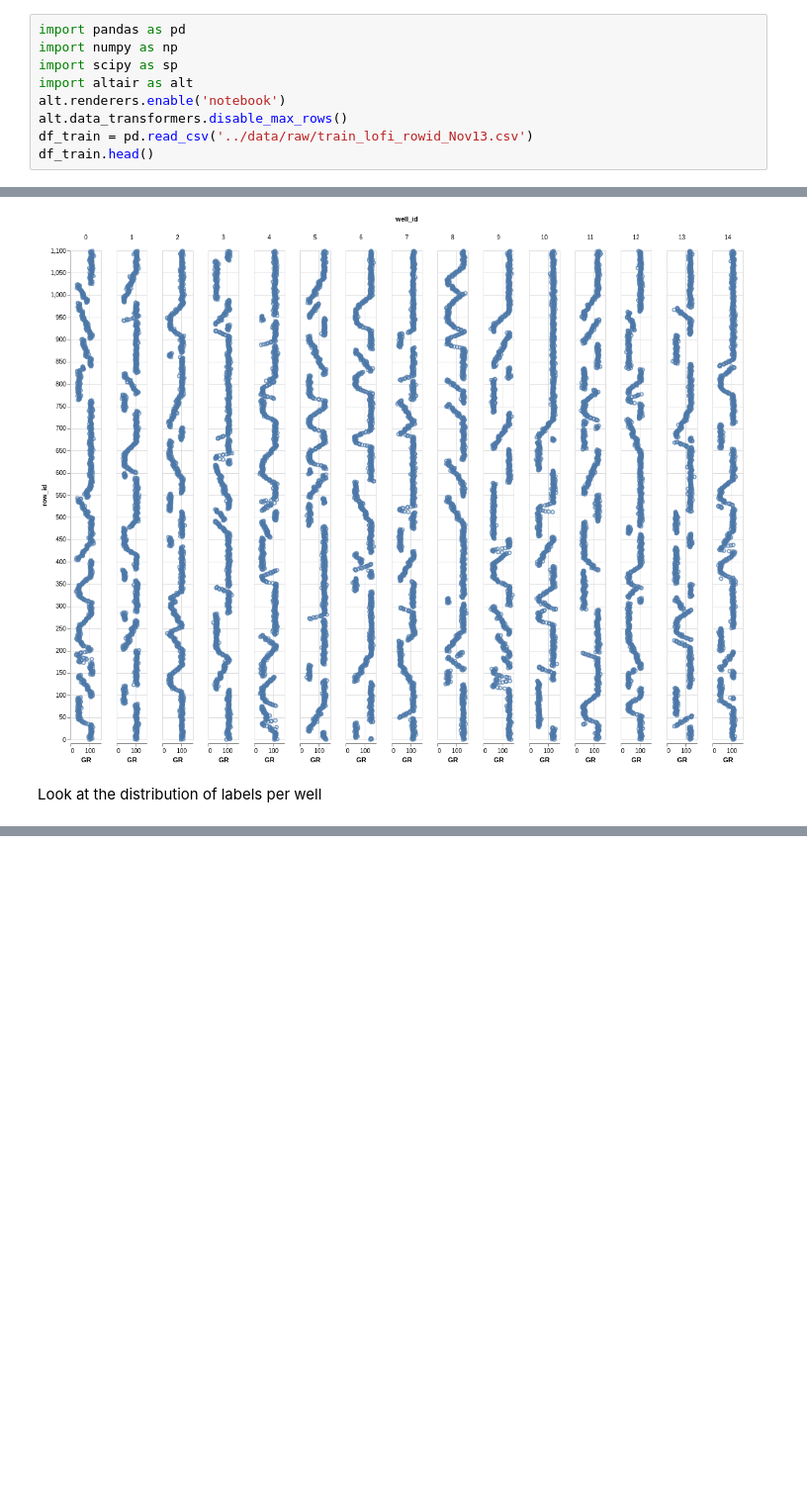
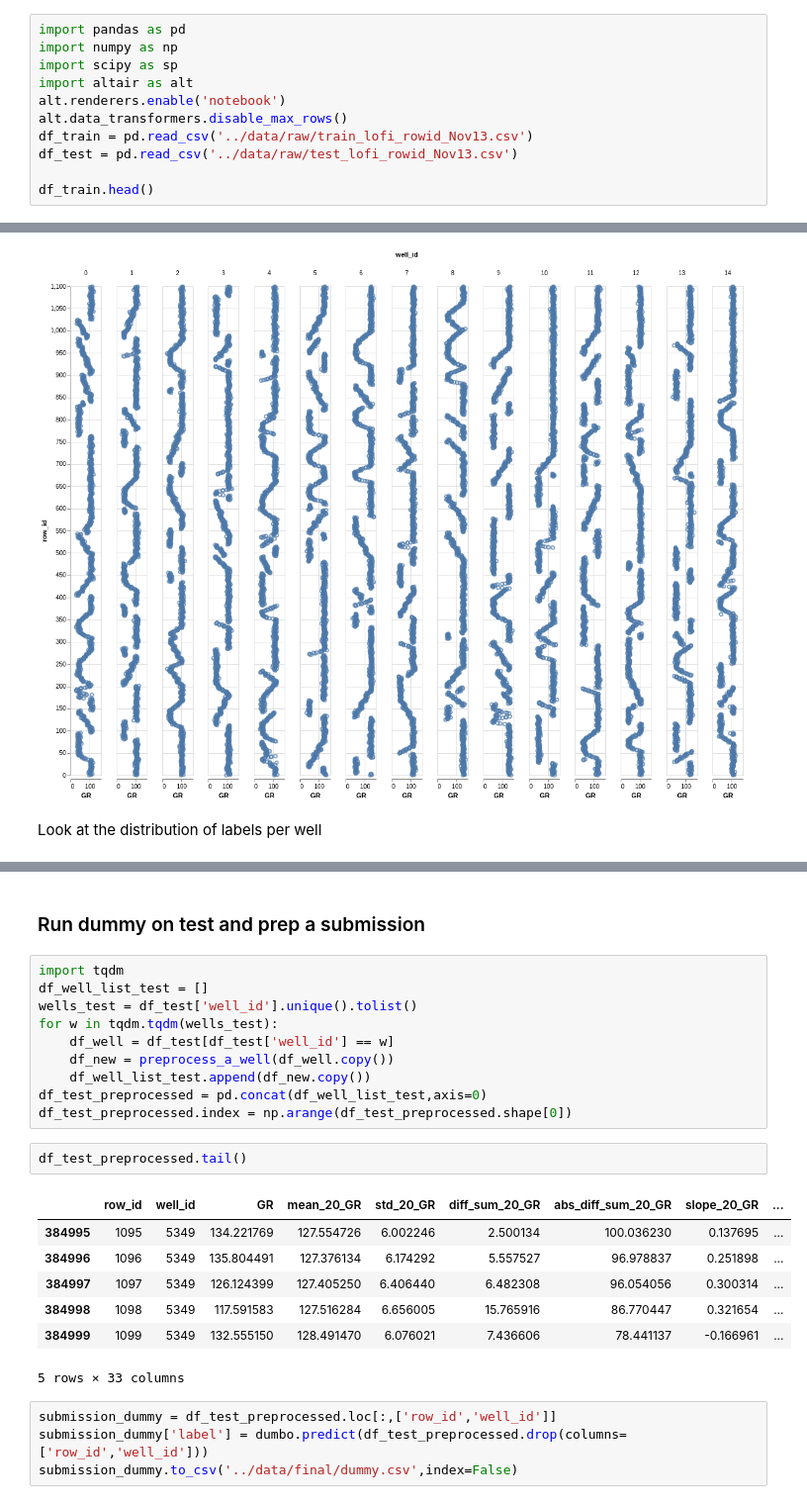
Before and after one commit to AntonBiryukovUofC/gamma_log_classification, a Jupyter notebook: notebooks/eda.ipynb, the cells around one changed output, grey strips where cells are left out. Shown at 99% size. Cells and saved outputs as stored; diff of their text form; blank space fills up the shorter version.

Commit message:
made a sample submission

```diff
--- a/notebooks/eda.ipynb
+++ b/notebooks/eda.ipynb
@@ -6,6 +6,8 @@ import altair as alt
 alt.renderers.enable('notebook')
 alt.data_transformers.disable_max_rows()
 df_train = pd.read_csv('../data/raw/train_lofi_rowid_Nov13.csv')
+df_test = pd.read_csv('../data/raw/test_lofi_rowid_Nov13.csv')
+
 df_train.head()
 # %% [output]
 |  | row_id | well_id | GR | label |
@@ -68,0 +168,26 @@ pd.get_dummies(df_train['label'],prefix='lab')
+# %% [markdown]
+### Run dummy on test and prep a submission
+# %%
+import tqdm
+df_well_list_test = []
+wells_test = df_test['well_id'].unique().tolist()
+for w in tqdm.tqdm(wells_test):
+    df_well = df_test[df_test['well_id'] == w]
+    df_new = preprocess_a_well(df_well.copy())
+    df_well_list_test.append(df_new.copy())
+df_test_preprocessed = pd.concat(df_well_list_test,axis=0)
+df_test_preprocessed.index = np.arange(df_test_preprocessed.shape[0])
+# %%
+df_test_preprocessed.tail()
+# %% [output]
+|  | row_id | well_id | GR | mean_20_GR | std_20_GR | diff_sum_20_GR | abs_diff_sum_20_GR | slope_20_GR | ... |
+| 384995 | 1095 | 5349 | 134.221769 | 127.554726 | 6.002246 | 2.500134 | 100.036230 | 0.137695 | ... |
+| 384996 | 1096 | 5349 | 135.804491 | 127.376134 | 6.174292 | 5.557527 | 96.978837 | 0.251898 | ... |
+| 384997 | 1097 | 5349 | 126.124399 | 127.405250 | 6.406440 | 6.482308 | 96.054056 | 0.300314 | ... |
+| 384998 | 1098 | 5349 | 117.591583 | 127.516284 | 6.656005 | 15.765916 | 86.770447 | 0.321654 | ... |
+| 384999 | 1099 | 5349 | 132.555150 | 128.491470 | 6.076021 | 7.436606 | 78.441137 | -0.166961 | ... |
+5 rows × 33 columns
+# %%
+submission_dummy = df_test_preprocessed.loc[:,['row_id','well_id']]
+submission_dummy['label'] = dumbo.predict(df_test_preprocessed.drop(columns=['row_id','well_id']))
+submission_dummy.to_csv('../data/final/dummy.csv',index=False)
```
Also changed, not shown: parts of 12 cells of this notebook, 1 other file.
